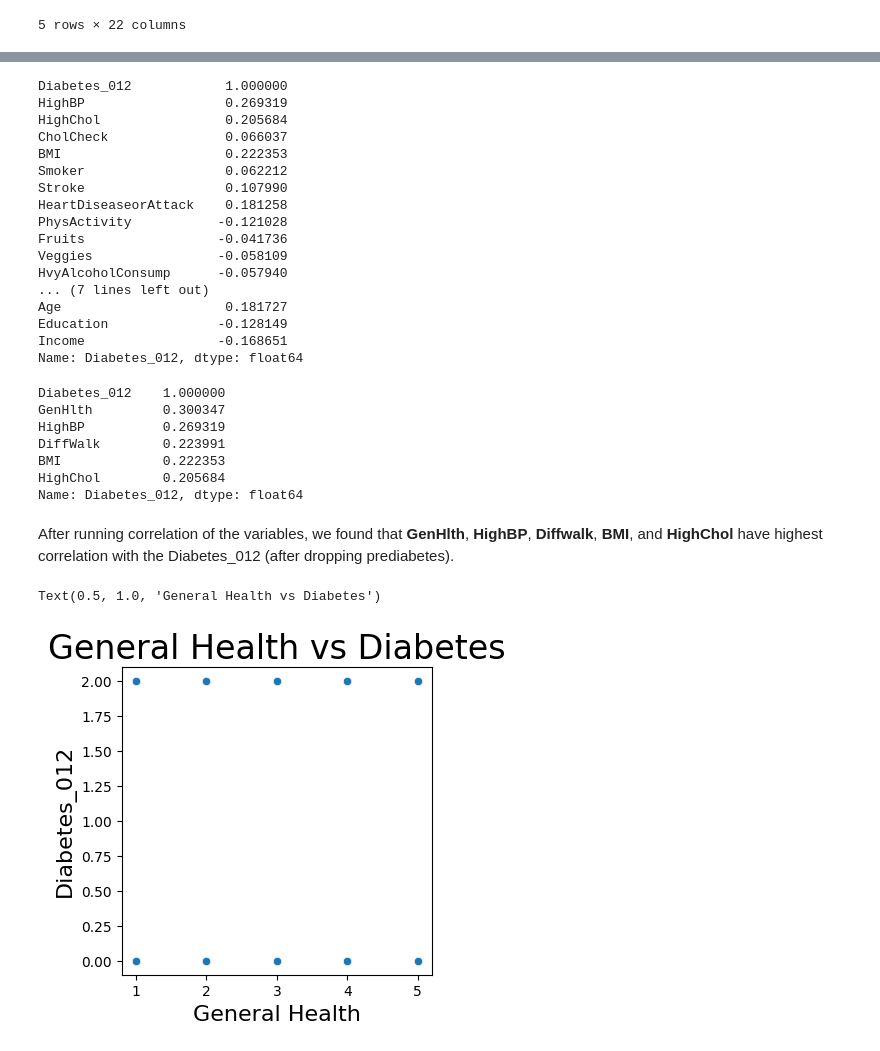
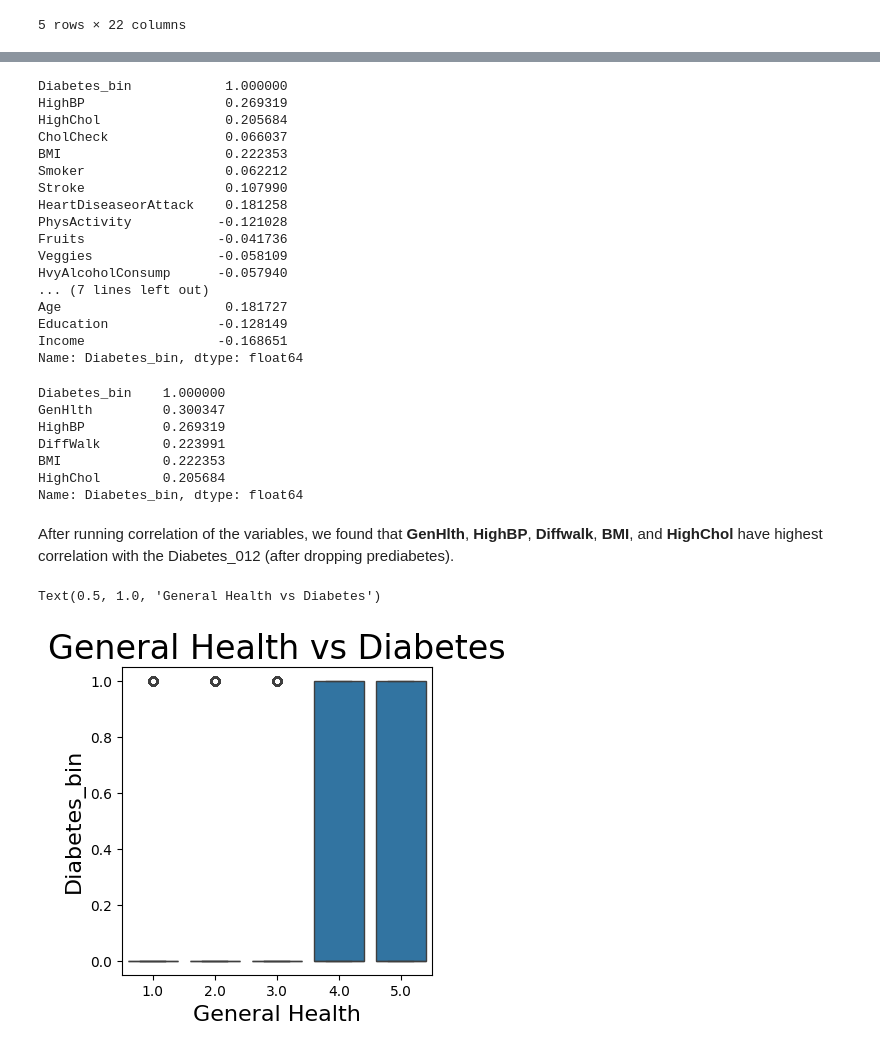
Before and after one commit to singfila/data110_diabetes_project, a Jupyter notebook: data110_final_project.ipynb, the cells around one changed output, grey strips where cells are left out. Drawn from its saved outputs; the diff is of its cells as text; code cells hidden in the pictures.

```diff
--- a/data110_final_project.ipynb
+++ b/data110_final_project.ipynb
@@ -32,3 +32,7 @@ diabetes2.head()
 | 3 | 0.0 | 1.0 | 0.0 | 1.0 | 27.0 | 0.0 | 0.0 | 0.0 | ... |
 | 4 | 0.0 | 1.0 | 1.0 | 1.0 | 24.0 | 0.0 | 0.0 | 0.0 | ... |
 5 rows × 22 columns
+# %%
+diabetes2["Diabetes_bin"] = diabetes2['Diabetes_012'].apply(lambda x:1 if x==2 else 0)
+diabetes2 = diabetes2.drop(columns = "Diabetes_012")
+diabetes2.head()
@@ -34,0 +52,4 @@ diabetes2.head()
+# %%
+last_col = diabetes2.columns[-1]  # Get the last column
+diabetes2 = diabetes2[[last_col] + list(diabetes2.columns[:-1])]
+diabetes2.head()
@@ -36,7 +65,7 @@ diabetes2.head()
 correlation_matrix = diabetes2.corr().iloc[0]
 print(correlation_matrix)
 # %% [output]
-Diabetes_012            1.000000
+Diabetes_bin            1.000000
 HighBP                  0.269319
 HighChol                0.205684
 CholCheck               0.066037
@@ -52,28 +81,28 @@ HvyAlcoholConsump      -0.057940
 Age                     0.181727
 Education              -0.128149
 Income                 -0.168651
-Name: Diabetes_012, dtype: float64
+Name: Diabetes_bin, dtype: float64
 # %%
 sorted_row = correlation_matrix.abs().sort_values(ascending=False)
 sorted_row.head(6)
 # %% [output]
-Diabetes_012    1.000000
+Diabetes_bin    1.000000
 GenHlth         0.300347
 HighBP          0.269319
 DiffWalk        0.223991
 BMI             0.222353
 HighChol        0.205684
-Name: Diabetes_012, dtype: float64
+Name: Diabetes_bin, dtype: float64
 # %% [markdown]
 After running correlation of the variables, we found that **GenHlth**, **HighBP**, **Diffwalk**, **BMI**, and **HighChol** have highest correlation with the Diabetes_012 (after dropping prediabetes).
 # %%
 fig, ax = plt.subplots(1, figsize=(4,4))
-sns.scatterplot(data = diabetes2, x = diabetes2['GenHlth'], y = diabetes['Diabetes_012'])
+sns.boxplot(data = diabetes2, x = diabetes2['GenHlth'], y = diabetes2['Diabetes_bin'])
 
 ax.set_xlabel('General Health', fontsize=16)
-ax.set_ylabel('Diabetes_012', fontsize=16)
+ax.set_ylabel('Diabetes_bin', fontsize=16)
 
 ax.set_title('General Health vs Diabetes', fontsize=24)
 # %% [output]
 Text(0.5, 1.0, 'General Health vs Diabetes')
-[figure, old version]
+[figure, new version]
```
Also changed, not shown: parts of 2 cells of this notebook.
